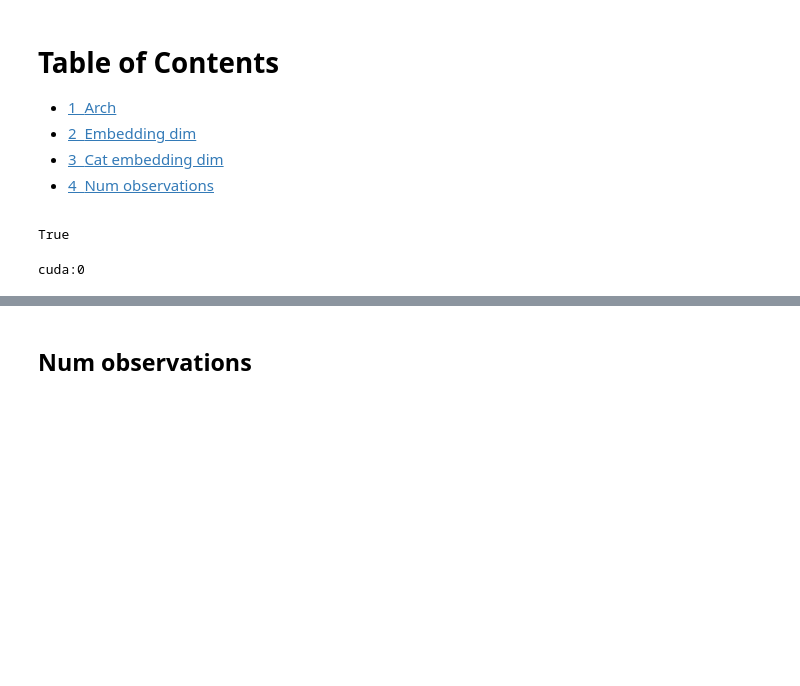
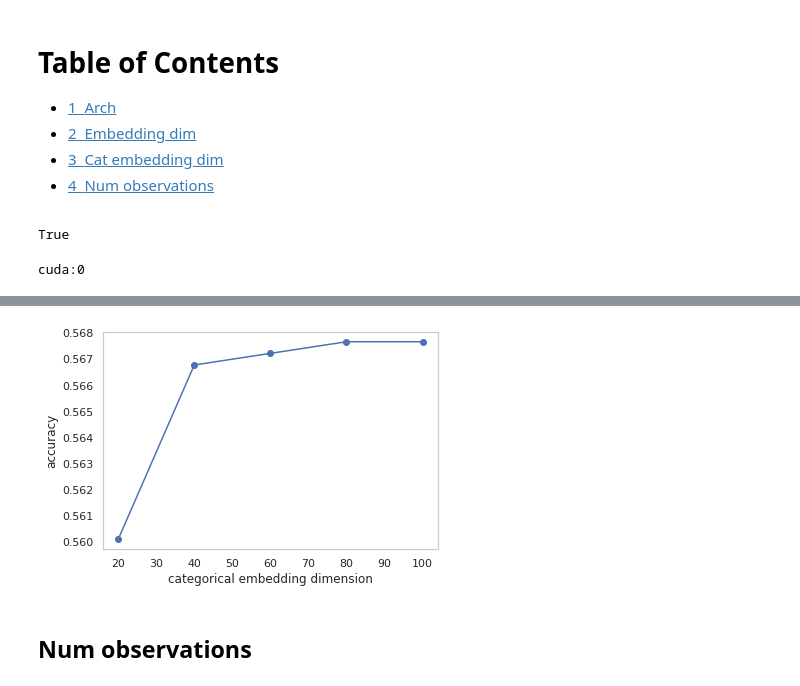
Before and after one commit to thxi/hse_embeddings, a Jupyter notebook: age_group_ml_reproduce_plots.ipynb, the cells around one changed output, grey strips where cells are left out. Drawn from its saved outputs; the diff is of its cells as text; code cells hidden in the pictures; blank space fills up the shorter version.

Commit message:
cat embedding dim

```diff
--- a/age_group_ml_reproduce_plots.ipynb
+++ b/age_group_ml_reproduce_plots.ipynb
@@ -379,10 +561,31 @@ plt.savefig(f'plots/clfdec_{arch}_cat_embedding_to_acc_{NUM_OBS}_{NUM_EPOCHS}.pn
+# %%
+accs = [
+    0.5601111054420471,
+    0.566777765750885,
+    0.5672222375869751,
+    0.5676666851043701,
+    0.5676666498184204
+]
+# %%
+fig, axs = plt.subplots(figsize=(6, 4))
+plt.plot(dims, accs)
+plt.scatter(dims, accs)
+plt.xlabel('categorical embedding dimension')
+plt.ylabel('accuracy');
+plt.savefig(
+    f'plots/clfdec_{arch}_cat_embedding_to_acc_{NUM_OBS}_{NUM_EPOCHS}.png',
+    bbox_inches = "tight",
+)
+# fig.tight_layout()
+# %% [output]
+[figure, added]
 # %%
 dataset = AgeGroupMLDataset()
 dataset.load_client_to_indices()
 clfdataset = AgeGroupClfDataset()
 clfdataset.load_client_to_indices()
-# %% [markdown]
-## Num observations
+# %% [markdown]
+## Num observations
 # %%
 arch = 'GRU'
 
```
Also changed, not shown: parts of 13 cells of this notebook, 1 other file.
